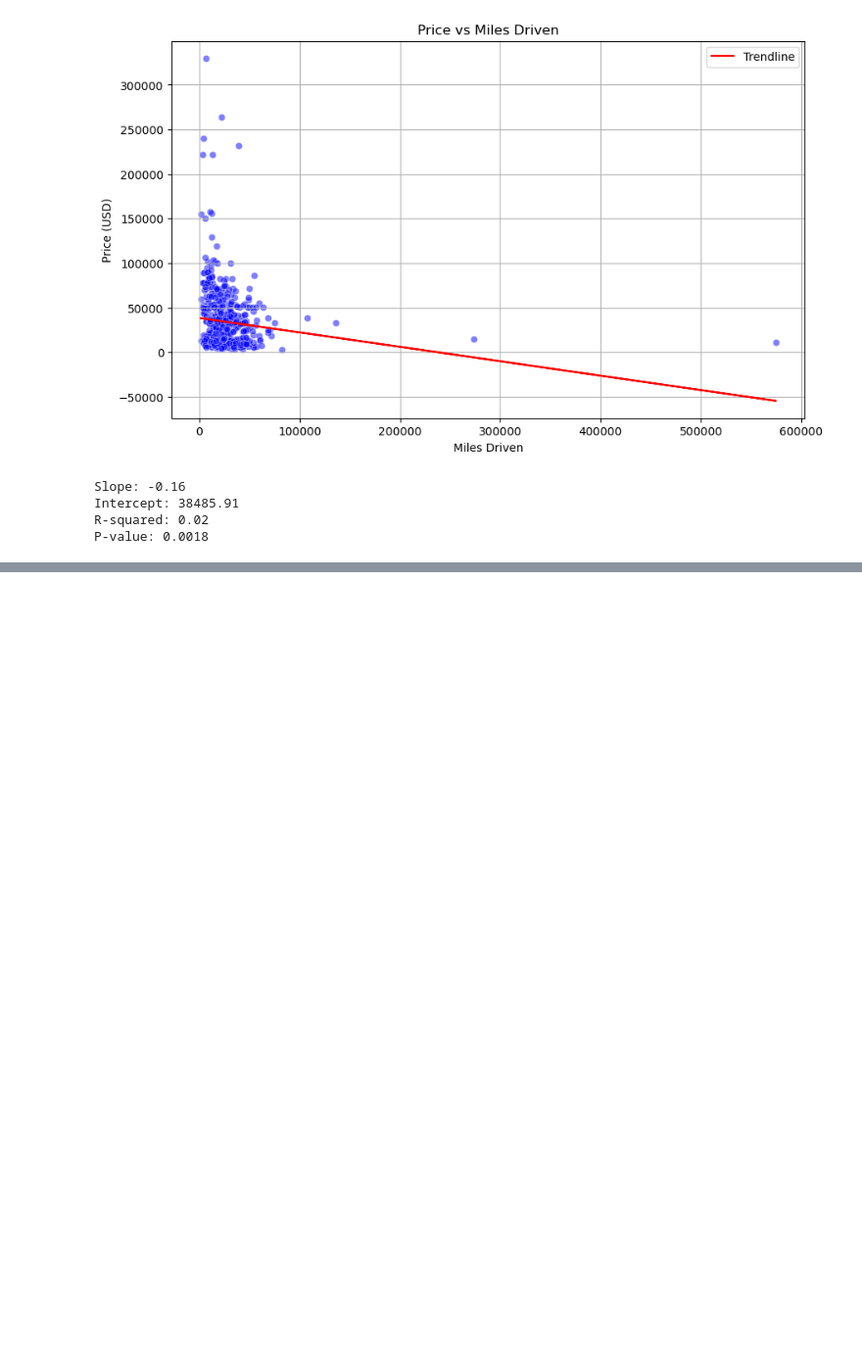
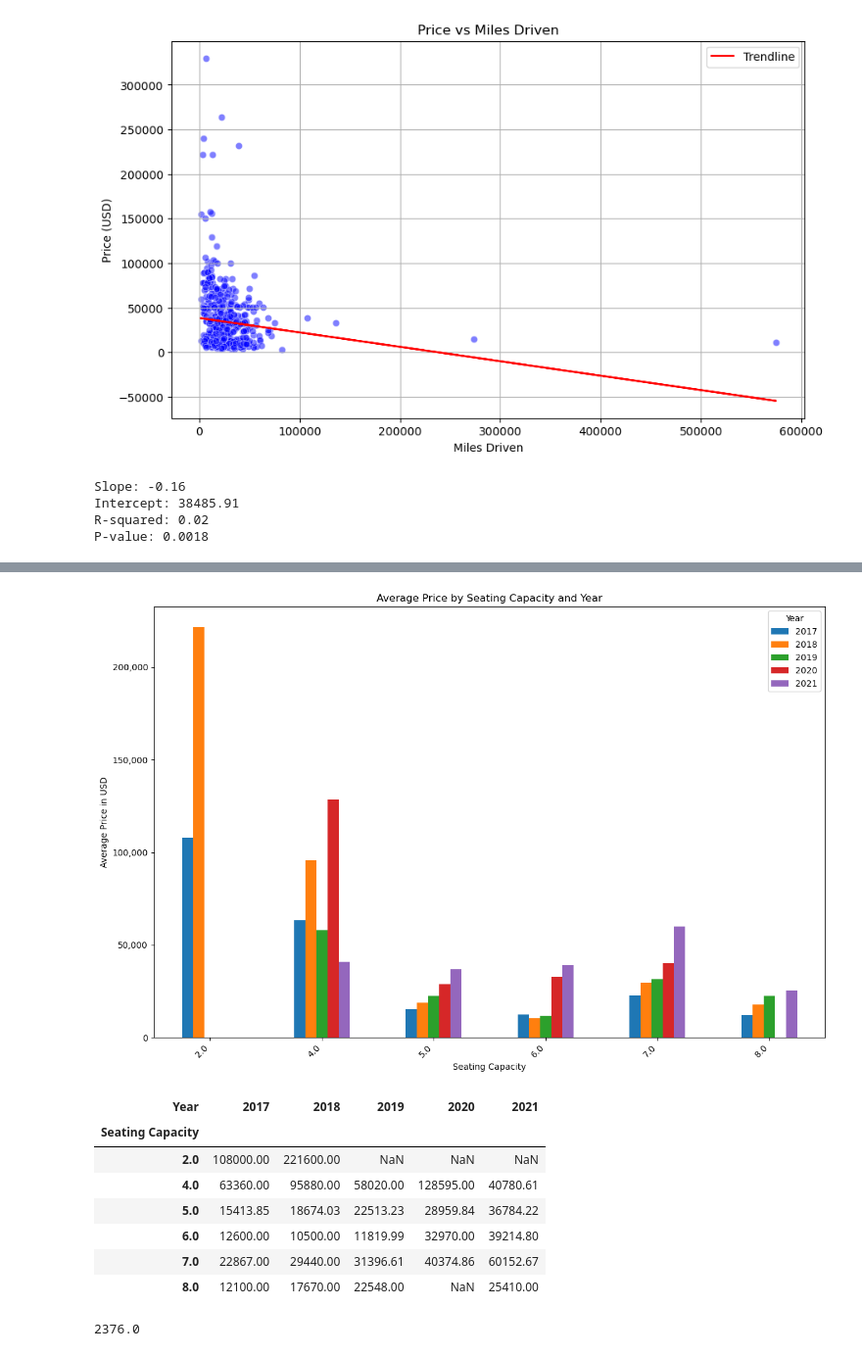
Before and after one commit to benfish426/project_1, a Jupyter notebook: Vehicle Value Analysis2.ipynb, the cells around one changed output, grey strips where cells are left out. Shown: that part at 98% size. Cells and saved outputs as stored; diff of their text form; code cells hidden in the pictures; blank space fills up the shorter version.

```diff
--- a/Vehicle Value Analysis2.ipynb
+++ b/Vehicle Value Analysis2.ipynb
@@ -674,0 +637,41 @@ pivot_table
+# %%
+#Restrict the years of the search
+df_cleaned = df_cleaned[(df_cleaned['Year'] >= 2017) & (df_cleaned['Year'] <= 2021)]
+
+# Calculate the average price for each make and year
+average_price =  df_cleaned.groupby(['Seating Capacity', 'Year'])['Price USD'].mean().reset_index()
+
+# Pivot the DataFrame to have years as columns and makes as rows
+pivot_table = average_price.pivot(index='Seating Capacity', columns='Year', values='Price USD')
+
+# Plotting the bar plot
+ax = pivot_table.plot(kind='bar', figsize=(12, 8))
+
+# Formatting y-axis tick labels to display price without dollar symbol
+yticks = ax.get_yticks()
+yticklabels = [f'{int(ytick):,}' for ytick in yticks]
+ax.set_yticklabels(yticklabels)
+
+plt.title('Average Price by Seating Capacity and Year')
+plt.xlabel('Seating Capacity')
+plt.ylabel('Average Price in USD')
+plt.xticks(rotation=45, ha='right')
+plt.legend(title='Year')
+plt.tight_layout()
+plt.show()
+
+round(pivot_table,2)
+# %% [output]
+[figure, added]
+| Year | 2017 | 2018 | 2019 | 2020 | 2021 |
+| Seating Capacity |  |  |  |  |  |
+| 2.0 | 108000.00 | 221600.00 | NaN | NaN | NaN |
+| 4.0 | 63360.00 | 95880.00 | 58020.00 | 128595.00 | 40780.61 |
+| 5.0 | 15413.85 | 18674.03 | 22513.23 | 28959.84 | 36784.22 |
+| 6.0 | 12600.00 | 10500.00 | 11819.99 | 32970.00 | 39214.80 |
+| 7.0 | 22867.00 | 29440.00 | 31396.61 | 40374.86 | 60152.67 |
+| 8.0 | 12100.00 | 17670.00 | 22548.00 | NaN | 25410.00 |
+# %%
+df_cleaned["Price USD"].min()
+# %% [output]
+2376.0
```
Also changed, not shown: parts of 12 cells of this notebook, 2 other files.
